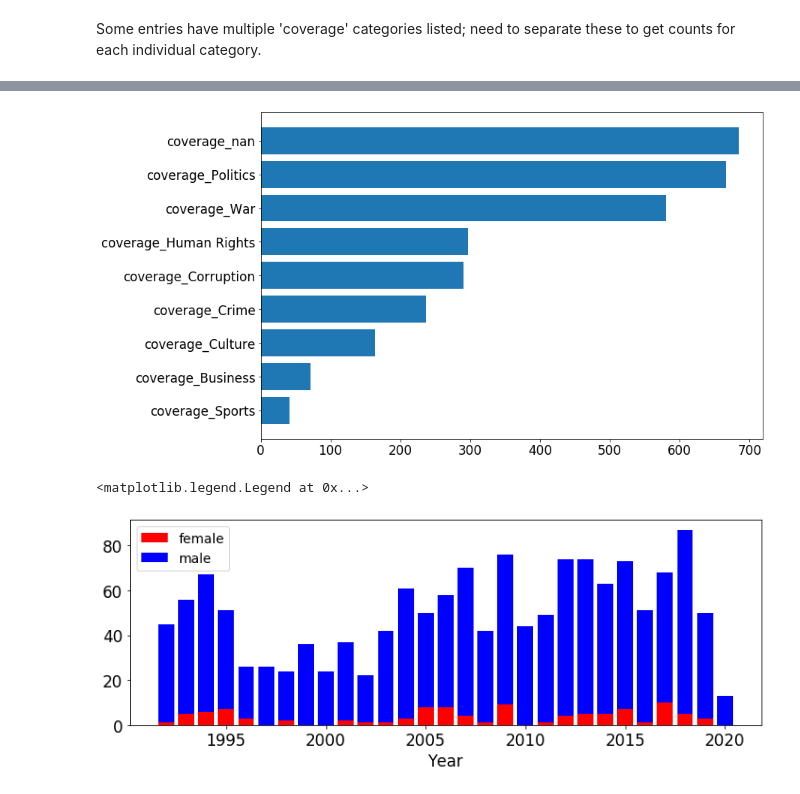
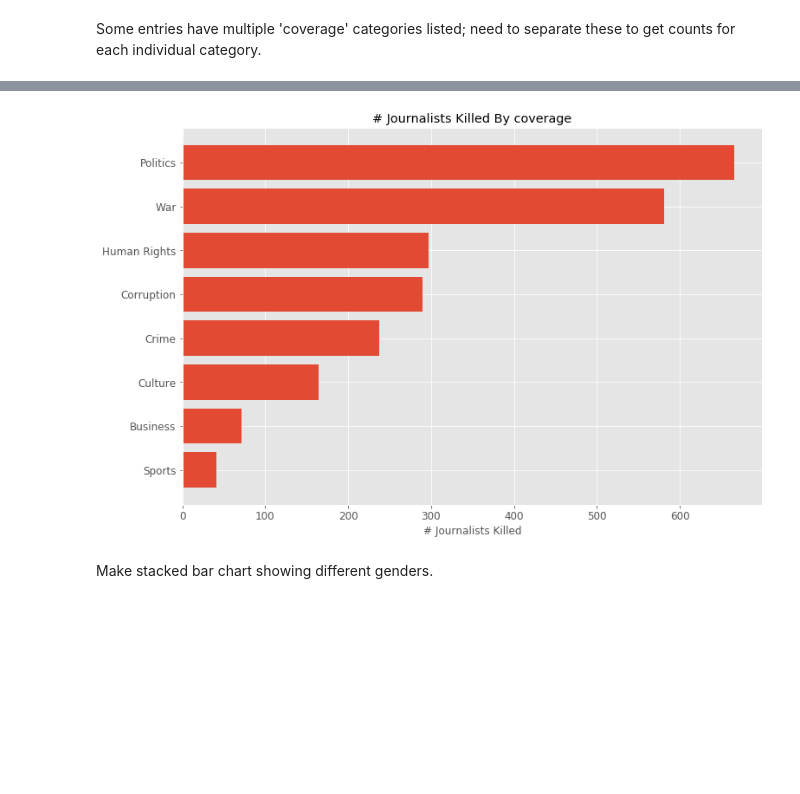
Before and after one commit to andypicke/Journalists-Under-Fire, a Jupyter notebook: notebooks/CPJ_Journalists_Killed_EDA.ipynb, the cells around one changed output, grey strips where cells are left out. Drawn from its saved outputs; the diff is of its cells as text; code cells hidden in the pictures; blank space fills up the shorter version.

Commit message:
Add functions to deal with multiple categories listed

```diff
--- a/notebooks/CPJ_Journalists_Killed_EDA.ipynb
+++ b/notebooks/CPJ_Journalists_Killed_EDA.ipynb
@@ -90,5 +107,5 @@ Status and lastStatus don't seem to contain any useful information, so drop thos
 # %%
-cpj.drop(['status','lastStatus'],axis=1,inplace=True)
+cpj.drop(['status'],axis=1,inplace=True)
 cpj.info()
 # %% [output]
 <class 'pandas.core.frame.DataFrame'>
@@ -140,3 +144,0 @@ Don't need photoUrl or photoCredit columns
-# %%
-cpj.drop(['photoUrl','photoCredit'],axis=1,inplace=True)
-cpj.info()
@@ -195,6 +179,8 @@ cpj['employedAs'].value_counts()
 Staff        1706
 Freelance     319
 Name: employedAs, dtype: int64
+# %%
+cpj.drop(['type','employedAs'],axis=1,inplace=True)
 # %%
 cpj['organizations'].value_counts()
 # %% [output]
@@ -428,3 +345,3 @@ Name: province, Length: 65, dtype: int64
 # %%
-cpj.drop(['region','state','province'],axis=1,inplace=True)
+cpj.drop(['location','locality'],axis=1,inplace=True)
 cpj.info()
@@ -593,14 +415,21 @@ plot_hbar_category_count(cpj, 'coverage', 15)
 # %%
-df = cpj.copy()
-df=add_category_counts_to_df(df,'coverage')
-df=df.filter(regex='^coverage', axis=1).sum().to_frame(name='Count').reset_index().rename(columns={'index':'coverage'}).sort_values('Count',ascending=False)
-df
+#df = cpj.copy()
+#col_name = 'coverage'
+#df=add_category_counts_to_df(df,col_name)
+#df=df.filter(regex='^' + col_name, axis=1).sum().to_frame(name='Count').reset_index().rename(columns={'index':col_name}).sort_values('Count',ascending=False)
+#df[col_name]=df[col_name].apply(lambda x: x.replace(col_name +'_',''))
+#df
 
-fig,ax = plt.subplots(1, figsize=(12,8))
-ax.barh(df['coverage'],df['Count'])
-ax.invert_yaxis()
+#df_count = count_categories(cpj, 'coverage')
+#df_count
+#fig,ax = plt.subplots(1, figsize=(12,8))
+#ax.barh(df_count[col_name],df_count['Count'])
+#ax.invert_yaxis()
+plot_hbar_category_count_multiplecats(cpj, 'coverage', dropna=True)
 # %% [output]
-[figure, old version]
+[figure, new version]
+# %% [markdown]
+Make stacked bar chart showing different genders.
 # %%
 cpj_GB_yeargender_count = cpj.groupby(['year','gender']).count().unstack(fill_value=0).stack().reset_index().loc[:,['year','gender','combinedStatus']]
 
@@ -609,16 +438,13 @@ cpj_GB_yeargender_count = cpj.groupby(['year','gender']).count().unstack(fill_va
 cpj_GB_yeargender_count.rename(columns={'combinedStatus':'Count'},inplace=True)
 cpj_GB_yeargender_count
 
-fig, ax = plt.subplots(1,figsize=(12,4))
+fig, ax = plt.subplots(1,figsize=(12,6))
 ax.bar(cpj_GB_yeargender_count[cpj_GB_yeargender_count['gender']=='Female']['year'],cpj_GB_yeargender_count[cpj_GB_yeargender_count['gender']=='Female']['Count'],color='red',label='female')
 ax.bar(cpj_GB_yeargender_count[cpj_GB_yeargender_count['gender']=='Male']['year'],cpj_GB_yeargender_count[cpj_GB_yeargender_count['gender']=='Male']['Count'],color='blue', label='male',bottom=cpj_GB_yeargender_count[cpj_GB_yeargender_count['gender']=='Female']['Count'])
-ax.set_xlabel('Year')
+#ax.set_xlabel('Year')
 ax.legend()
 
 #ax.set_ylabel('# Journalists Killed')
-#ax.set_title('# Journalists Killed Per Year')
+ax.set_title('# Journalists Killed Per Year')
 
-#plt.savefig('../images/TotalDeathsVsYear.png',bbox_inches='tight')
+plt.savefig('../images/TotalDeathsVsYear_GenderStack.png',bbox_inches='tight')
-# %% [output]
-<matplotlib.legend.Legend at 0x...>
-[figure, removed]
```
Also changed, not shown: parts of 46 cells of this notebook.
